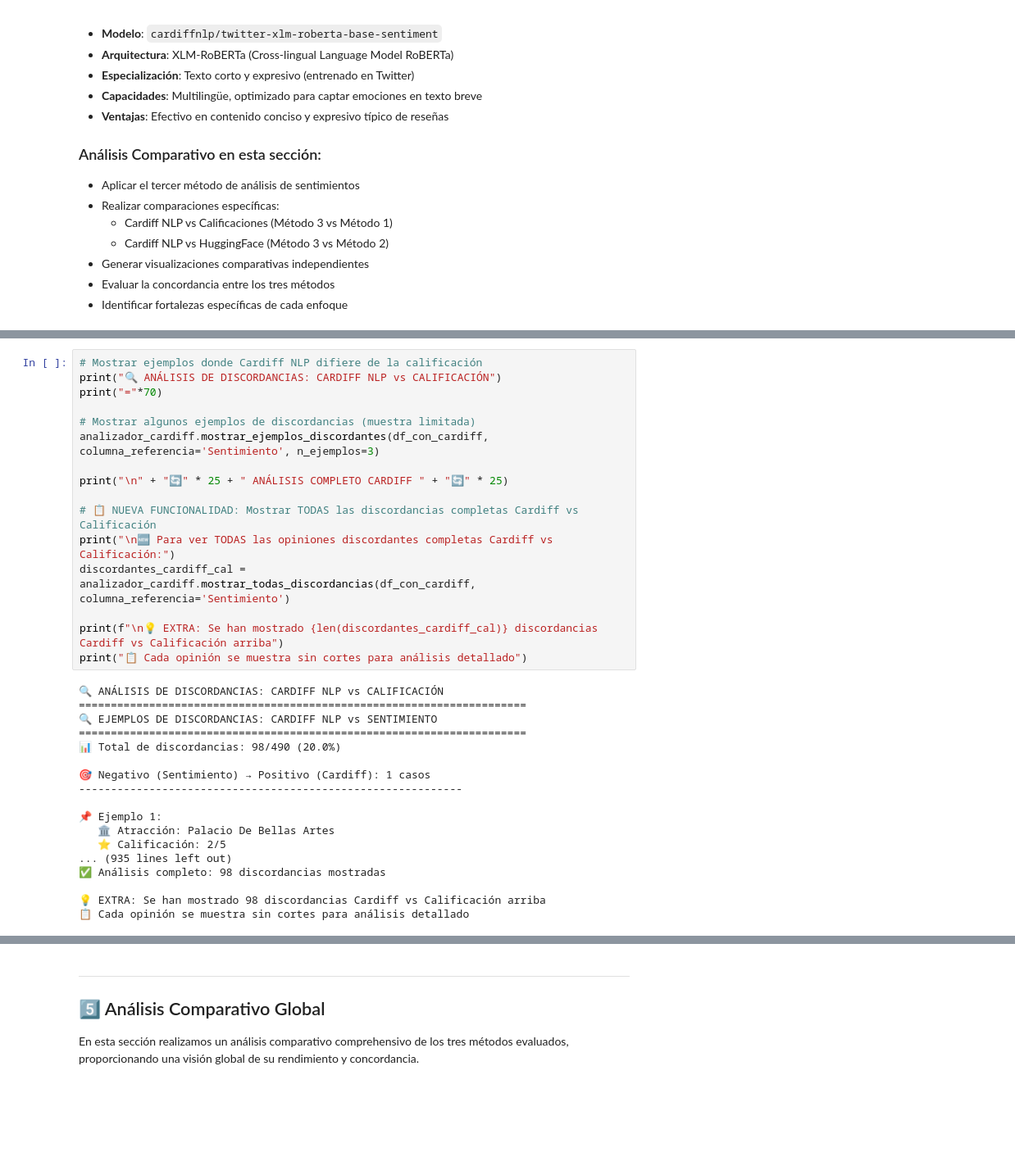
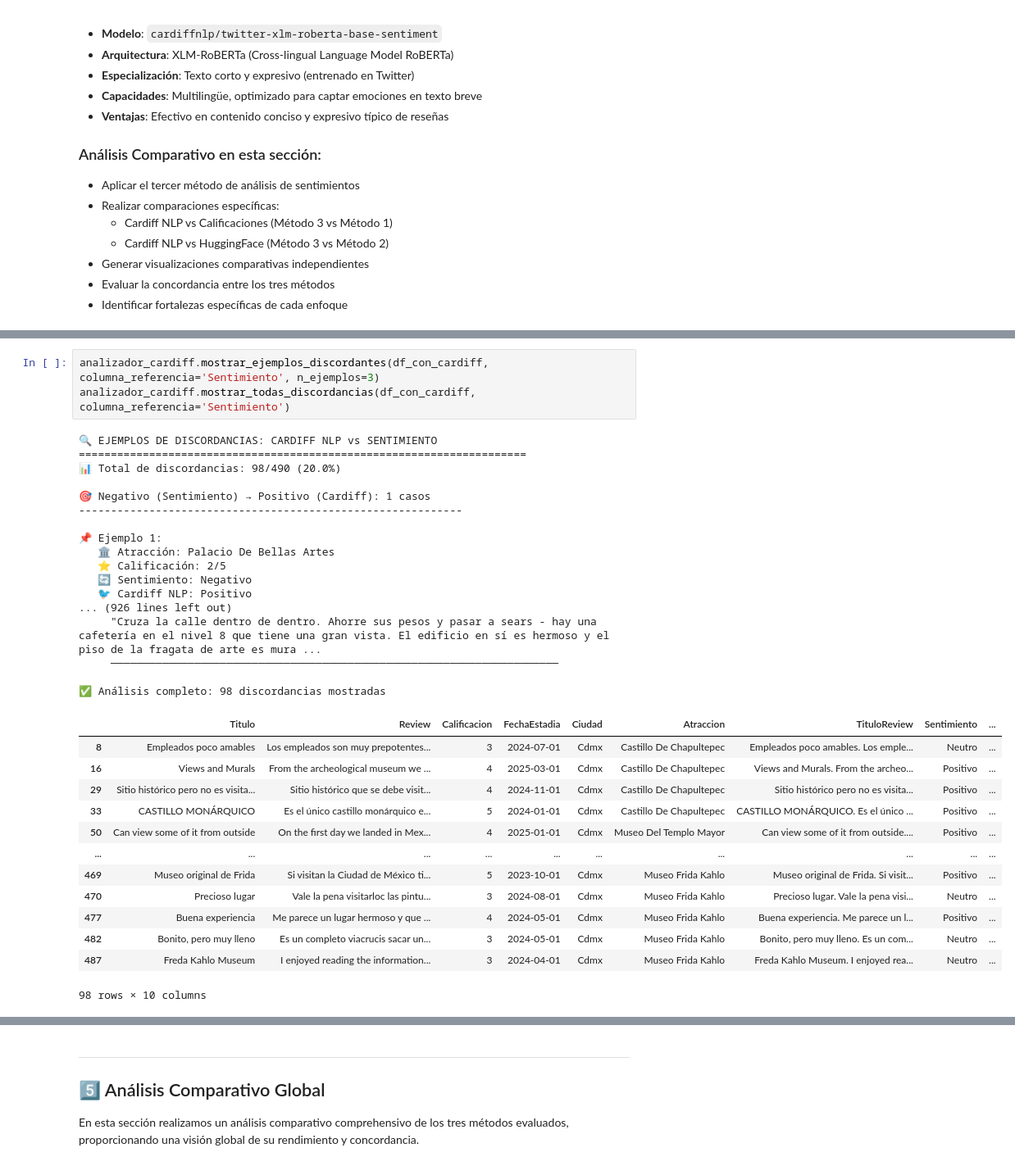
Before and after one commit to VictorWKey/AI-Tourism-Opinion-Analyzer, a Jupyter notebook: notebooks/02-analisis-de-sentimientos.ipynb, the cells around one changed output, grey strips where cells are left out. Shown at 82% size. Cells and saved outputs as stored; diff of their text form; blank space fills up the shorter version.

```diff
--- a/notebooks/02-analisis-de-sentimientos.ipynb
+++ b/notebooks/02-analisis-de-sentimientos.ipynb
@@ -710,35 +514,35 @@ print("📁 Usando: VisualizadorSentimientos.crear_visualizacion_comparacion_car
 # %%
-# Mostrar ejemplos donde Cardiff NLP difiere de la calificación
-print("🔍 ANÁLISIS DE DISCORDANCIAS: CARDIFF NLP vs CALIFICACIÓN")
-print("="*70)
-
-# Mostrar algunos ejemplos de discordancias (muestra limitada)
 analizador_cardiff.mostrar_ejemplos_discordantes(df_con_cardiff, columna_referencia='Sentimiento', n_ejemplos=3)
-
-print("\n" + "🔄" * 25 + " ANÁLISIS COMPLETO CARDIFF " + "🔄" * 25)
-
-# 📋 NUEVA FUNCIONALIDAD: Mostrar TODAS las discordancias completas Cardiff vs Calificación
-print("\n🆕 Para ver TODAS las opiniones discordantes completas Cardiff vs Calificación:")
-discordantes_cardiff_cal = analizador_cardiff.mostrar_todas_discordancias(df_con_cardiff, columna_referencia='Sentimiento')
-
-print(f"\n💡 EXTRA: Se han mostrado {len(discordantes_cardiff_cal)} discordancias Cardiff vs Calificación arriba")
-print("📋 Cada opinión se muestra sin cortes para análisis detallado")
+analizador_cardiff.mostrar_todas_discordancias(df_con_cardiff, columna_referencia='Sentimiento')
 # %% [output]
-🔍 ANÁLISIS DE DISCORDANCIAS: CARDIFF NLP vs CALIFICACIÓN
-======================================================================
 🔍 EJEMPLOS DE DISCORDANCIAS: CARDIFF NLP vs SENTIMIENTO
 ======================================================================
 📊 Total de discordancias: 98/490 (20.0%)
 
 🎯 Negativo (Sentimiento) → Positivo (Cardiff): 1 casos
 ------------------------------------------------------------
 
 📌 Ejemplo 1:
    🏛️ Atracción: Palacio De Bellas Artes
    ⭐ Calificación: 2/5
-... (935 lines left out)
+   🔄 Sentimiento: Negativo
+   🐦 Cardiff NLP: Positivo
+... (926 lines left out)
+     "Cruza la calle dentro de dentro. Ahorre sus pesos y pasar a sears - hay una cafetería en el nivel 8 que tiene una gran vista. El edificio en sí es hermoso y el piso de la fragata de arte es mura ...
+     ──────────────────────────────────────────────────────────────────────
+
 ✅ Análisis completo: 98 discordancias mostradas
-
-💡 EXTRA: Se han mostrado 98 discordancias Cardiff vs Calificación arriba
-📋 Cada opinión se muestra sin cortes para análisis detallado
+|  | Titulo | Review | Calificacion | FechaEstadia | Ciudad | Atraccion | TituloReview | Sentimiento | ... |
+| 8 | Empleados poco amables | Los empleados son muy prepotentes... | 3 | 2024-07-01 | Cdmx | Castillo De Chapultepec | Empleados poco amables. Los emple... | Neutro | ... |
+| 16 | Views and Murals | From the archeological museum we ... | 4 | 2025-03-01 | Cdmx | Castillo De Chapultepec | Views and Murals. From the archeo... | Positivo | ... |
+| 29 | Sitio histórico pero no es visita... | Sitio histórico que se debe visit... | 4 | 2024-11-01 | Cdmx | Castillo De Chapultepec | Sitio histórico pero no es visita... | Positivo | ... |
+| 33 | CASTILLO MONÁRQUICO | Es el único castillo monárquico e... | 5 | 2024-01-01 | Cdmx | Castillo De Chapultepec | CASTILLO MONÁRQUICO. Es el único ... | Positivo | ... |
+| 50 | Can view some of it from outside | On the first day we landed in Mex... | 4 | 2025-01-01 | Cdmx | Museo Del Templo Mayor | Can view some of it from outside.... | Positivo | ... |
+| ... | ... | ... | ... | ... | ... | ... | ... | ... | ... |
+| 469 | Museo original de Frida | Si visitan la Ciudad de México ti... | 5 | 2023-10-01 | Cdmx | Museo Frida Kahlo | Museo original de Frida. Si visit... | Positivo | ... |
+| 470 | Precioso lugar | Vale la pena visitarloc las pintu... | 3 | 2024-08-01 | Cdmx | Museo Frida Kahlo | Precioso lugar. Vale la pena visi... | Neutro | ... |
+| 477 | Buena experiencia | Me parece un lugar hermoso y que ... | 4 | 2024-05-01 | Cdmx | Museo Frida Kahlo | Buena experiencia. Me parece un l... | Positivo | ... |
+| 482 | Bonito, pero muy lleno | Es un completo viacrucis sacar un... | 3 | 2024-05-01 | Cdmx | Museo Frida Kahlo | Bonito, pero muy lleno. Es un com... | Neutro | ... |
+| 487 | Freda Kahlo Museum | I enjoyed reading the information... | 3 | 2024-04-01 | Cdmx | Museo Frida Kahlo | Freda Kahlo Museum. I enjoyed rea... | Neutro | ... |
+98 rows × 10 columns
 # %%
```
Also changed, not shown: parts of 29 cells of this notebook, 22 other files.
